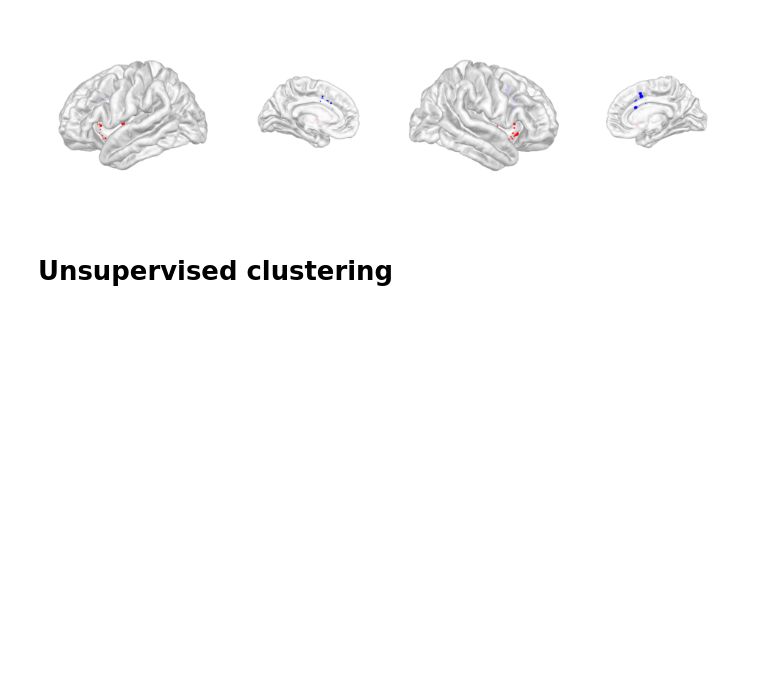
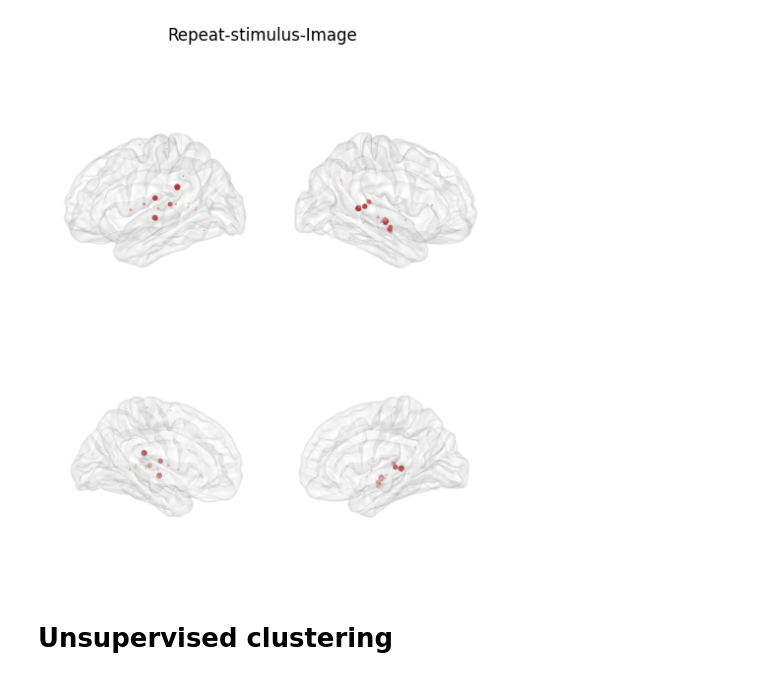
Before and after one commit to shinanlin/insula, a Jupyter notebook: notebooks/saliency.ipynb, the cells around one changed output. Cells and saved outputs as stored; diff of their text form; code cells hidden in the pictures; blank space fills up the shorter version.

```diff
--- a/notebooks/saliency.ipynb
+++ b/notebooks/saliency.ipynb
@@ -50,10 +50,10 @@ from tqdm import tqdm
 
 task = [
         'PhonemeSequence',
-        # 'LexicalNoDelay',
-        # 'LexicalDelay',
-        # 'PictureNaming',
-        # 'SentenceRep'
+        'LexicalNoDelay',
+        'LexicalDelay',
+        'PictureNaming',
+        'SentenceRep'
         ]
 
 
@@ -63,7 +63,7 @@ for t in task:
     hga_paths.extend(
         BIDSPath(
             root=f'../results/{t}({ref})',
-            datatype='LBA',
+            datatype='HGA',
             suffix='zscore',
             check=False,
         ).match()
@@ -104,0 +105,10 @@ HGAs.head()
+# %%
+# load a exlude pandas df
+fpath = '../results/exlude_insula.csv'
+exclude_df = pd.read_csv(fpath, index_col=0)
+# exclude NaN columns and flatten into single list
+exclude_chn = [electrode for item in exclude_df.Exclude.dropna()
+                for electrode in eval(item)]
+
+HGAs = HGAs[~HGAs.channel.isin(exclude_chn)]
+print(exclude_chn)
@@ -236,35 +315,33 @@ import matplotlib.colors as mcolors
 lh_brain = Brain(
     "fsaverage", subjects_dir=recon_dir, surf="pial",
     hemi="lh", background="white", show=False,
-    cortex=(0.9, 0.9, 0.9), alpha=0.9, size=(600*cm, 600*cm)
+    cortex=(0.9, 0.9, 0.9), alpha=0.2, size=(600*cm, 600*cm)
 )
 rh_brain = Brain(
     "fsaverage", subjects_dir=recon_dir, surf="pial",
     hemi="rh", background="white", show=False,
-    cortex=(0.9, 0.9, 0.9), alpha=0.9, size=(600*cm, 600*cm)
+    cortex=(0.9, 0.9, 0.9), alpha=0.2, size=(600*cm, 600*cm)
 )
 
-# 从 listen_hga 获取数据
 cord = cords[['x', 'y', 'z']].values
-hga_values = np.abs(cords['value'].values)
+hga_values = cords['value'].values
 roi_values = cords['roi'].values
 
 mask_lh = cord[:, 0] < 0
 mask_rh = cord[:, 0] > 0
 
-# 设置 colormap 和归一化
-cmap = blues
-vmin, vmax = 0, np.percentile(hga_values, 96)
-norm = mcolors.Normalize(vmin=vmin, vmax=vmax)
+# 设置 colormap 和归一化（颜色：负蓝、正红）
+cmap = sns.color_palette("vlag", as_cmap=True)
+# vmin, vmax = hga_values.min(), hga_values.max()
+vmin, vmax = np.percentile(hga_values, 1), np.percentile(hga_values, 98)
+norm = mcolors.TwoSlopeNorm(vmin=vmin, vcenter=0, vmax=vmax)
 
-# 点大小映射参数
-size_min, size_max = 5, 40
+size_min, size_max = 3, 40
 
-def hga_to_size(hga, vmin, vmax, size_min, size_max):
-    normalized = np.clip((hga - vmin) / (vmax - vmin), 0, 1)
+def hga_to_size(hga, max_abs, size_min, size_max):
+    normalized = np.clip(np.abs(hga) / max_abs, 0, 1)
     return size_min + normalized * (size_max - size_min)
 
-# 加载 pial 表面数据
 lh_pial_path = f"{recon_dir}/fsaverage/surf/lh.pial"
 lh_coords_pial, _ = mne.read_surface(lh_pial_path)
 lh_tree = cKDTree(lh_coords_pial)
@@ -273,20 +350,14 @@ rh_pial_path = f"{recon_dir}/fsaverage/surf/rh.pial"
 rh_coords_pial, _ = mne.read_surface(rh_pial_path)
 rh_tree = cKDTree(rh_coords_pial)
 
-def add_electrodes_with_size(brain, coords, hga_vals, roi_vals, cmap, norm, size_min, size_max):
+def add_electrodes_with_size(brain, coords, hga_vals, roi_vals, cmap, norm, max_abs, size_min, size_max):
     for i in range(len(coords)):
         pt = coords[i:i+1]
         hga = hga_vals[i]
         roi = roi_vals[i]
 
-        if str(roi).lower() == 'insula':
-            color = (1.0, 0.0, 0.0)
-        elif str(roi).lower() == 'cg':
-            color = (0.0, 0.0, 1.0)
-        else:
-            color = cmap(norm(hga))[:3]
-
-        size = hga_to_size(hga, vmin, vmax, size_min, size_max)
+        color = cmap(norm(hga))[:3]
+        size = hga_to_size(hga, max_abs, size_min, size_max)
 
         cloud = pv.PolyData(pt)
         brain._renderer.plotter.add_mesh(
@@ -307,7 +378,7 @@ if mask_lh.any():
     _, lh_indices = lh_tree.query(lh_cord)
     lh_cord_on_pial = lh_coords_pial[lh_indices]
 
-    add_electrodes_with_size(lh_brain, lh_cord_on_pial, lh_hga, lh_roi, cmap, norm, size_min, size_max)
+    add_electrodes_with_size(lh_brain, lh_cord_on_pial, lh_hga, lh_roi, cmap, norm, max_abs, size_min, size_max)
 
 # 处理右半球电极 - 投影到 pial 表面
 if mask_rh.any():
@@ -317,37 +388,39 @@ if mask_rh.any():
     _, rh_indices = rh_tree.query(rh_cord)
     rh_cord_on_pial = rh_coords_pial[rh_indices]
 
-    add_electrodes_with_size(rh_brain, rh_cord_on_pial, rh_hga, rh_roi, cmap, norm, size_min, size_max)
+    add_electrodes_with_size(rh_brain, rh_cord_on_pial, rh_hga, rh_roi, cmap, norm, max_abs, size_min, size_max)
 
 for brain in (lh_brain, rh_brain):
     brain.show_view(view="lateral", distance=400)
     brain._renderer.plotter.window_size = [1400, 1400]
 
 # 绘图
-fig, axes = plt.subplots(1, 4, figsize=(32*cm, 8*cm), gridspec_kw={'width_ratios': [2, 1, 2, 1]})
+fig, axes = plt.subplots(2, 2, figsize=(16*cm, 16*cm), gridspec_kw={'width_ratios': [1, 1]})
 
 plt.subplots_adjust(wspace=-0.1)
 
 lh_brain.show_view(view="lateral", distance=400)
-axes[0].imshow(lh_brain.screenshot(mode="rgb"))
-axes[0].axis("off")
+axes[0,0].imshow(lh_brain.screenshot(mode="rgb"))
+axes[0,0].axis("off")
+
+rh_brain.show_view(view="lateral", distance=400)
+axes[0,1].imshow(rh_brain.screenshot(mode="rgb"))
+axes[0,1].axis("off")
 
 lh_brain.show_view(view="medial", distance=400)
-axes[1].imshow(lh_brain.screenshot(mode="rgb"))
-axes[1].axis("off")
-
-rh_brain.show_view(view="lateral", distance=400)
-axes[2].imshow(rh_brain.screenshot(mode="rgb"))
-axes[2].axis("off")
+axes[1,0].imshow(lh_brain.screenshot(mode="rgb"))
+axes[1,0].axis("off")
 
 rh_brain.show_view(view="medial", distance=400)
-axes[3].imshow(rh_brain.screenshot(mode="rgb"))
-axes[3].axis("off")
+axes[1,1].imshow(rh_brain.screenshot(mode="rgb"))
+axes[1,1].axis("off")
 
 lh_brain.close()
 rh_brain.close()
 
-# plt.savefig('../figs/papers/fig1/fig1_HGA_perceptiononly_perception.svg', dpi=300, bbox_inches='tight')
+plt.suptitle(f"{condition}-{phase}-Image")
+
+plt.savefig(f'../img/fig4/fig4_lowband_{condition}_{phase}.svg', dpi=300, bbox_inches='tight')
 
 plt.show()
 # %% [output]
@@ -371,4 +444,4 @@ libEGL warning: failed to open /dev/dri/card0: Permission denied
-[figure, old version]
+[figure, new version]
 # %% [markdown]
 # Unsupervised clustering
 # %%
```
Also changed, not shown: parts of 12 cells of this notebook, 2 other files.
